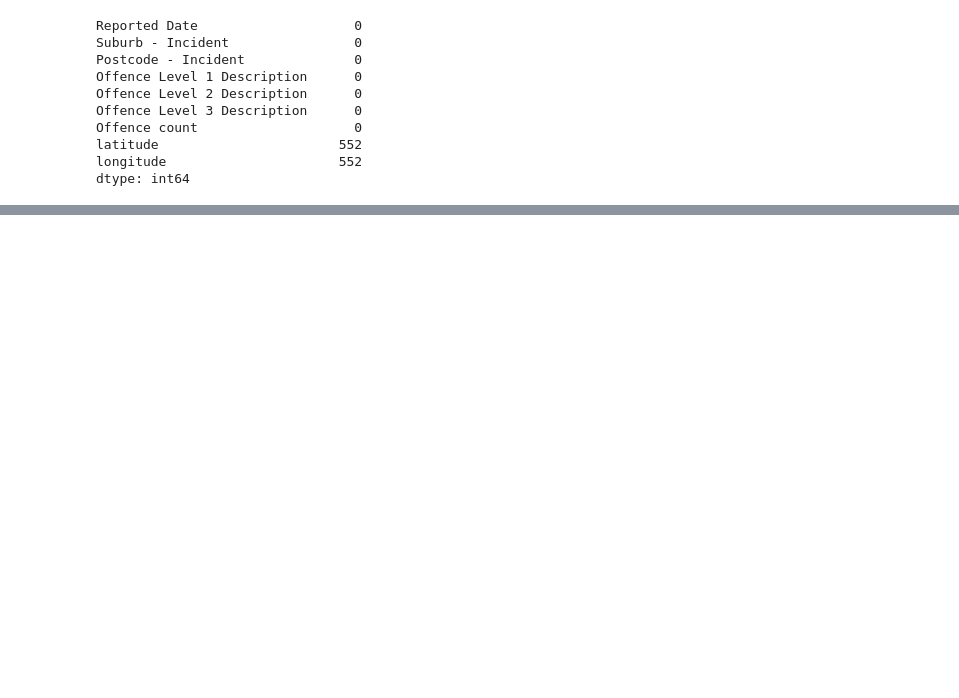
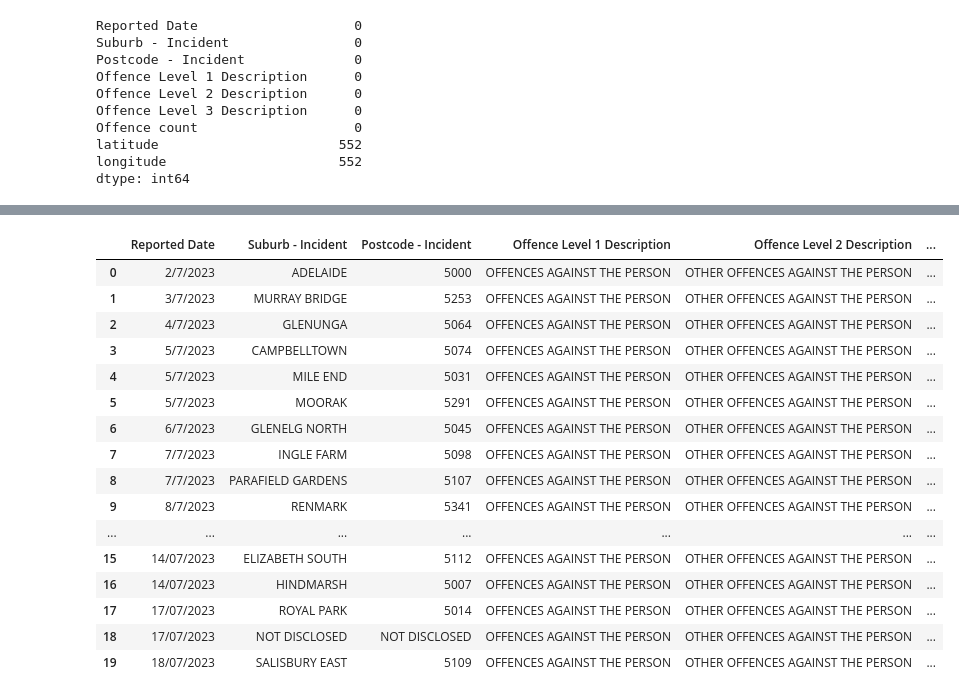
Before and after one commit to jimy-salem-52/Data-Viz, a Jupyter notebook: datavisualization.ipynb, the cells around one changed output, grey strips where cells are left out. Cells and saved outputs as stored; diff of their text form; code cells hidden in the pictures; blank space fills up the shorter version.

```diff
--- a/datavisualization.ipynb
+++ b/datavisualization.ipynb
@@ -345,0 +370,20 @@ dtype: int64
+# %%
+final_df.head(20)
+# %% [output]
+|  | Reported Date | Suburb - Incident | Postcode - Incident | Offence Level 1 Description | Offence Level 2 Description | ... |
+| 0 | 2/7/2023 | ADELAIDE | 5000 | OFFENCES AGAINST THE PERSON | OTHER OFFENCES AGAINST THE PERSON | ... |
+| 1 | 3/7/2023 | MURRAY BRIDGE | 5253 | OFFENCES AGAINST THE PERSON | OTHER OFFENCES AGAINST THE PERSON | ... |
+| 2 | 4/7/2023 | GLENUNGA | 5064 | OFFENCES AGAINST THE PERSON | OTHER OFFENCES AGAINST THE PERSON | ... |
+| 3 | 5/7/2023 | CAMPBELLTOWN | 5074 | OFFENCES AGAINST THE PERSON | OTHER OFFENCES AGAINST THE PERSON | ... |
+| 4 | 5/7/2023 | MILE END | 5031 | OFFENCES AGAINST THE PERSON | OTHER OFFENCES AGAINST THE PERSON | ... |
+| 5 | 5/7/2023 | MOORAK | 5291 | OFFENCES AGAINST THE PERSON | OTHER OFFENCES AGAINST THE PERSON | ... |
+| 6 | 6/7/2023 | GLENELG NORTH | 5045 | OFFENCES AGAINST THE PERSON | OTHER OFFENCES AGAINST THE PERSON | ... |
+| 7 | 7/7/2023 | INGLE FARM | 5098 | OFFENCES AGAINST THE PERSON | OTHER OFFENCES AGAINST THE PERSON | ... |
+| 8 | 7/7/2023 | PARAFIELD GARDENS | 5107 | OFFENCES AGAINST THE PERSON | OTHER OFFENCES AGAINST THE PERSON | ... |
+| 9 | 8/7/2023 | RENMARK | 5341 | OFFENCES AGAINST THE PERSON | OTHER OFFENCES AGAINST THE PERSON | ... |
+| ... | ... | ... | ... | ... | ... | ... |
+| 15 | 14/07/2023 | ELIZABETH SOUTH | 5112 | OFFENCES AGAINST THE PERSON | OTHER OFFENCES AGAINST THE PERSON | ... |
+| 16 | 14/07/2023 | HINDMARSH | 5007 | OFFENCES AGAINST THE PERSON | OTHER OFFENCES AGAINST THE PERSON | ... |
+| 17 | 17/07/2023 | ROYAL PARK | 5014 | OFFENCES AGAINST THE PERSON | OTHER OFFENCES AGAINST THE PERSON | ... |
+| 18 | 17/07/2023 | NOT DISCLOSED | NOT DISCLOSED | OFFENCES AGAINST THE PERSON | OTHER OFFENCES AGAINST THE PERSON | ... |
+| 19 | 18/07/2023 | SALISBURY EAST | 5109 | OFFENCES AGAINST THE PERSON | OTHER OFFENCES AGAINST THE PERSON | ... |
```
Also changed, not shown: parts of 12 cells of this notebook.
